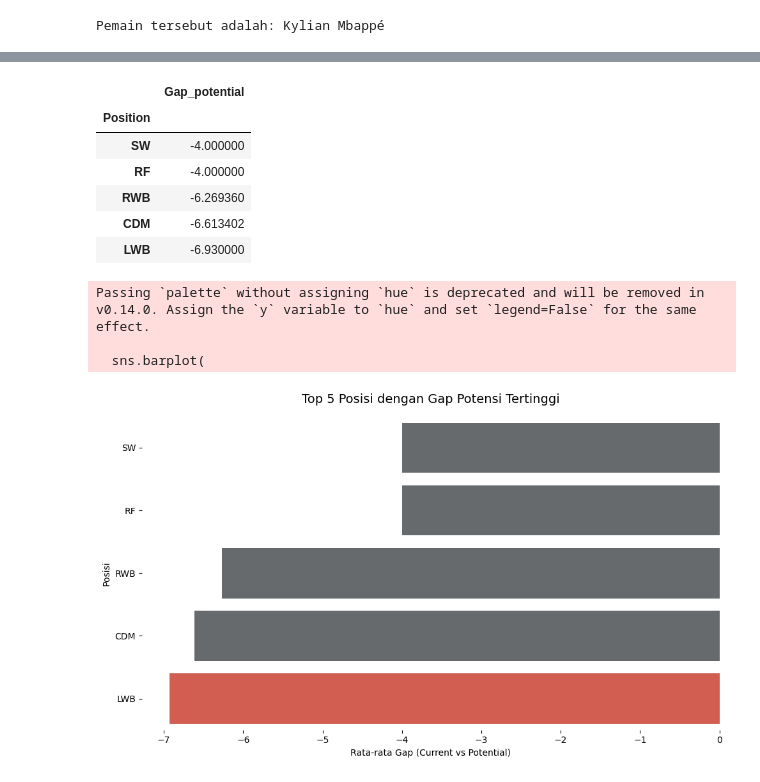
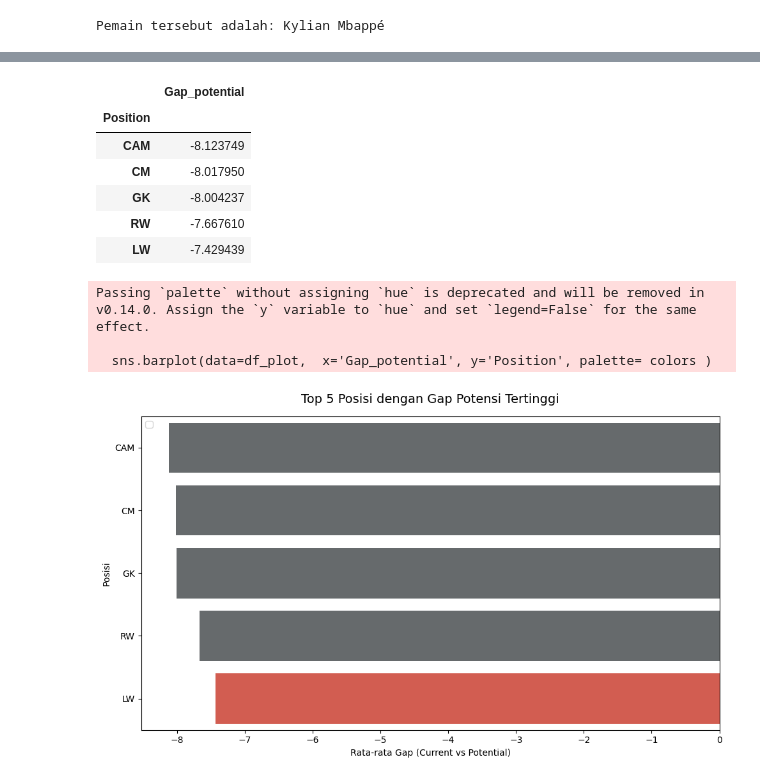
Before and after one commit to HafidzAfrieno/Project-Data-Analyst-Part-1, a Jupyter notebook: fifa_player_analyst.ipynb, the cells around one changed output, grey strips where cells are left out. Drawn from its saved outputs; the diff is of its cells as text; code cells hidden in the pictures.

```diff
--- a/fifa_player_analyst.ipynb
+++ b/fifa_player_analyst.ipynb
@@ -217,44 +184,31 @@ Passing `palette` without assigning `hue` is deprecated and will be removed in v
 # %%
 #soal nomor 3
 df['Gap_potential']= df['Overall_Rating'] - df['Future Potential']
-gapPerposition = df.groupby('Position')[['Gap_potential']].mean().sort_values(by='Gap_potential',ascending=False)
+gapPerposition = df.groupby('Position')[['Gap_potential']].mean().sort_values(by='Gap_potential',ascending=True)
 gapPerposition.head(5)
 # %% [output]
 |  | Gap_potential |
 | Position |  |
-| SW | -4.000000 |
-| RF | -4.000000 |
-| RWB | -6.269360 |
-| CDM | -6.613402 |
-| LWB | -6.930000 |
+| CAM | -8.123749 |
+| CM | -8.017950 |
+| GK | -8.004237 |
+| RW | -7.667610 |
+| LW | -7.429439 |
 # %%
 df_plot = gapPerposition.head(5).reset_index()
+max_gap = df_plot['Gap_potential'].max()
+colors = ['#e74c3c' if (x == max_gap) else "#656a6d" for x in df_plot['Gap_potential']]
 
 plt.figure(figsize=(10, 6))
-
-max_gap = df_plot['Gap_potential'].min()
-
-colors = ['#e74c3c' if (x == max_gap) else "#656a6d" for x in df_plot['Gap_potential']]
-
-# Menggunakan Bar Chart Horizontal (y='Position') agar label posisi mudah dibaca
-sns.barplot(
-    data=df_plot,
-    x='Gap_potential',
-    y='Position',
-    palette= colors
-)
-
+sns.barplot(data=df_plot,  x='Gap_potential', y='Position', palette= colors )
 plt.title('Top 5 Posisi dengan Gap Potensi Tertinggi', fontsize=14, pad=15)
 plt.xlabel('Rata-rata Gap (Current vs Potential)')
 plt.ylabel('Posisi')
-
-# Menghilangkan garis tepi agar lebih bersih
-sns.despine(left=True, bottom=True)
-
 plt.tight_layout()
+plt.legend()
 plt.show()
 # %% [output]
 Passing `palette` without assigning `hue` is deprecated and will be removed in v0.14.0. Assign the `y` variable to `hue` and set `legend=False` for the same effect.
 
-  sns.barplot(
+  sns.barplot(data=df_plot,  x='Gap_potential', y='Position', palette= colors )
-[figure, old version]
+[figure, new version]
```
Also changed, not shown: parts of 9 cells of this notebook.
